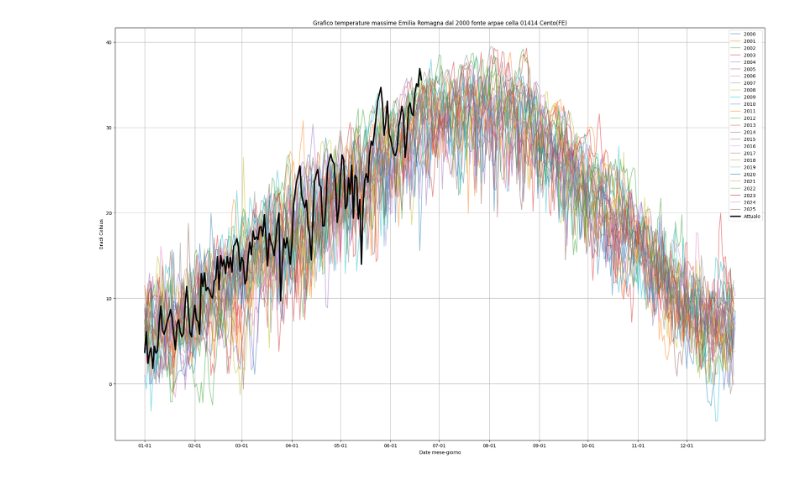
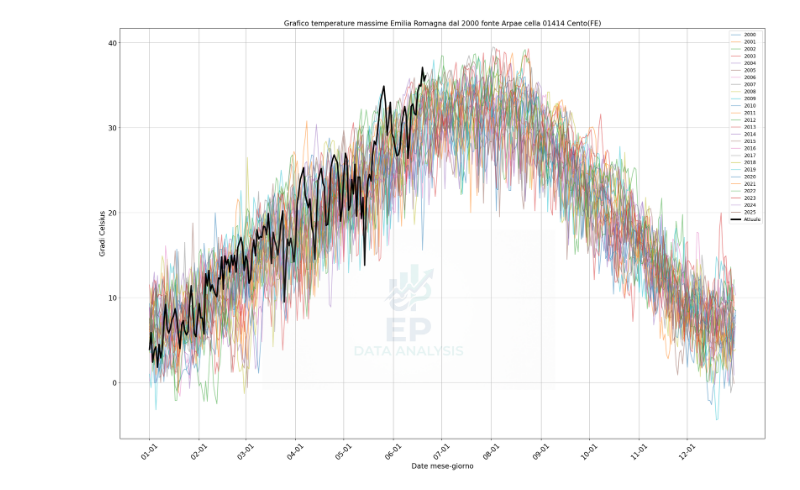
Before and after one commit to Erikottero/Temperature, a Jupyter notebook: Temperature.ipynb, the cells around one changed output. Saved outputs shown, nothing was run; the diff lists cells and outputs as text; code cells hidden in the pictures.

```diff
--- a/Temperature.ipynb
+++ b/Temperature.ipynb
@@ -46,15 +39,20 @@ import matplotlib.pyplot as plt
 # %%
-plt.figure(figsize=(25,16))
-for column in dati.columns[:-2]:
+plt.figure(figsize=(25,16),dpi=160)
+for column in dati.columns[:-1]: #escludo l'ultima colonna che è l'attuale e la voglio colorare diversamente per evidenziarla
     plt.plot(dati.index, dati[column], label=column,alpha=0.5)
 plt.plot(dati.index,dati['2026'],label = 'Attuale',color='black',linewidth=3)
-plt.title('Grafico temperature massime Emilia Romagna dal 2000 fonte arpae cella 01414 Cento(FE)')
+plt.title('Grafico temperature massime Emilia Romagna dal 2000 fonte Arpae cella 01414 Cento(FE)',fontsize=15)
 plt.xlabel('Date mese-giorno')
 plt.xticks(['01-01','02-01','03-01','04-01','05-01','06-01','07-01','08-01',
             '09-01','10-01','11-01','12-01'])
-plt.ylabel('Gradi Celsius')
+plt.ylabel('Gradi Celsius',fontsize=15)
+plt.xlabel('Date mese-giorno',fontsize=15)
+plt.xticks(rotation=45,fontsize=15)
+plt.yticks(fontsize=15)
 plt.legend()
+wm=plt.imread('WM.png')
+plt.figimage(wm, xo=800, yo=400, alpha=0.1, origin='upper')
 plt.grid()
 plt.show()
 # %% [output]
-[figure, old version]
+[figure, new version]
```
Also changed, not shown: parts of 7 cells of this notebook, 2 other files.
